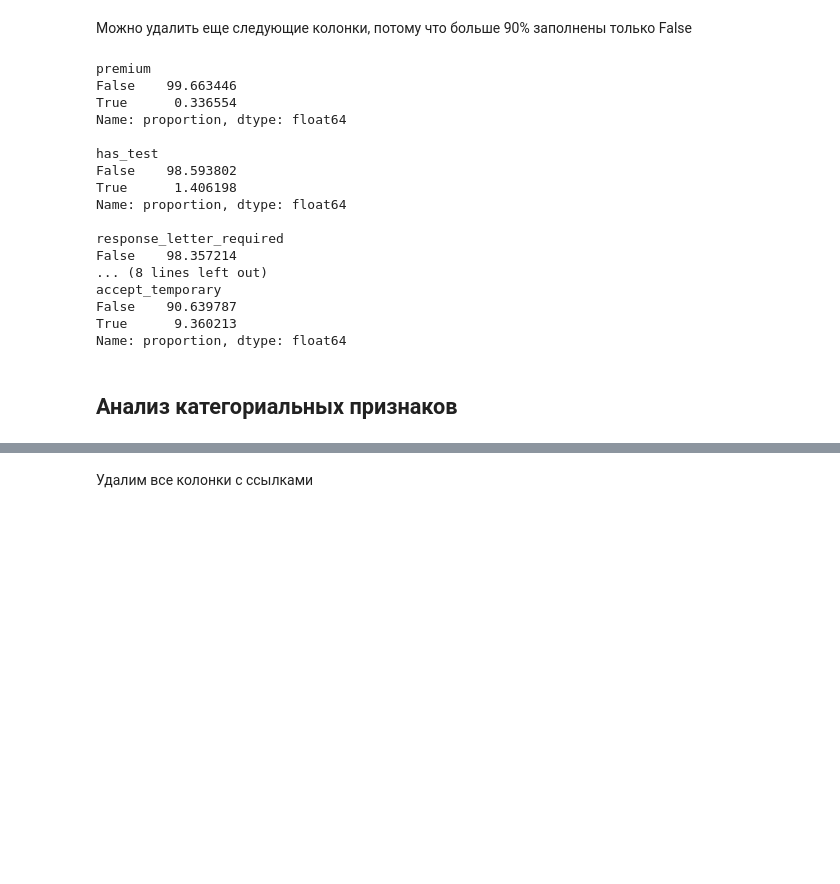
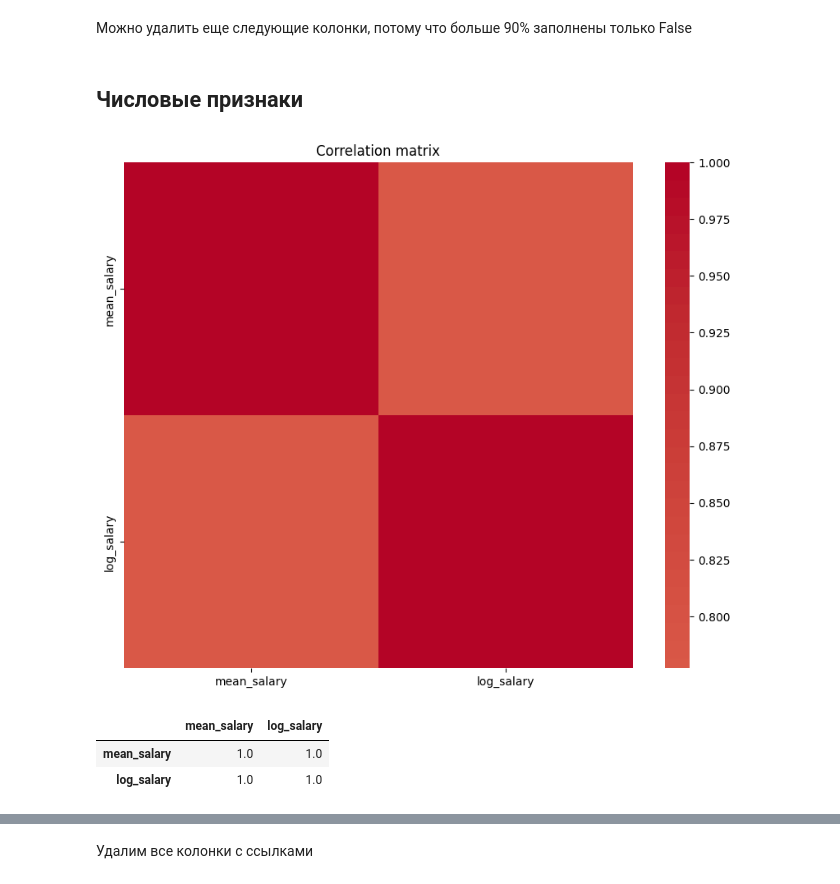
Before and after one commit to Hope1133/Portfolio, a Jupyter notebook: Cost_regression/notebooks/research_notebook.ipynb, the cells around one changed output, grey strips where cells are left out. Saved outputs shown, nothing was run; the diff lists cells and outputs as text; code cells hidden in the pictures; blank space fills up the shorter version.

Commit message:
EDA_salary

```diff
--- a/Cost_regression/notebooks/research_notebook.ipynb
+++ b/Cost_regression/notebooks/research_notebook.ipynb
@@ -169,32 +175,13 @@ dtype: float64
 # %% [markdown]
 Удалим колонки, которые не заполнены более чем на 90%
 # %%
-list_to_drop = list(missing[missing > 0.9].index)
-df.drop(list_to_drop, axis=1, inplace=True)
+lst_to_drop = list(missing[missing > 0.9].index)
 # %% [markdown]
 Можно удалить еще следующие колонки, потому что больше 90% заполнены только False
 # %%
-lst_to_drop = []
-for col in df.columns:
-  if df[col].dtype =='bool':
-    print(df[col].value_counts(normalize=True)*100)
-    print()
-    lst_to_drop.append(col)
+# for col in df.columns:
+#   if df[col].dtype =='bool':
+#     print(df[col].value_counts(normalize=True)*100)
+#     # print(df.groupby(df[col])["mean_salary"].mean()) - проверка на значимость пропущенной информации для целевой переменной
+#     print('\n')
+#     lst_to_drop.append(col)
-# %% [output]
-premium
-False    99.663446
-True      0.336554
-Name: proportion, dtype: float64
-
-has_test
-False    98.593802
-True      1.406198
-Name: proportion, dtype: float64
-
-response_letter_required
-False    98.357214
-... (8 lines left out)
-accept_temporary
-False    90.639787
-True      9.360213
-Name: proportion, dtype: float64
@@ -203,2 +188,17 @@ df.drop(lst_to_drop, axis=1, inplace=True)
-# %% [markdown]
-## Анализ категориальных признаков
+# %% [markdown]
+## Числовые признаки
+# %%
+numeric_cols = [col for col in df.select_dtypes(include=np.number).columns if col not in lst_to_drop]
+
+plt.figure(figsize=(10,8))
+sns.heatmap(df[numeric_cols].corr(), cmap="coolwarm", center=0)
+plt.title("Correlation matrix")
+plt.show()
+# %% [output]
+[figure, added]
+# %%
+df[numeric_cols].corr(method="spearman")
+# %% [output]
+|  | mean_salary | log_salary |
+| mean_salary | 1.0 | 1.0 |
+| log_salary | 1.0 | 1.0 |
```
Also changed, not shown: parts of 22 cells of this notebook.
